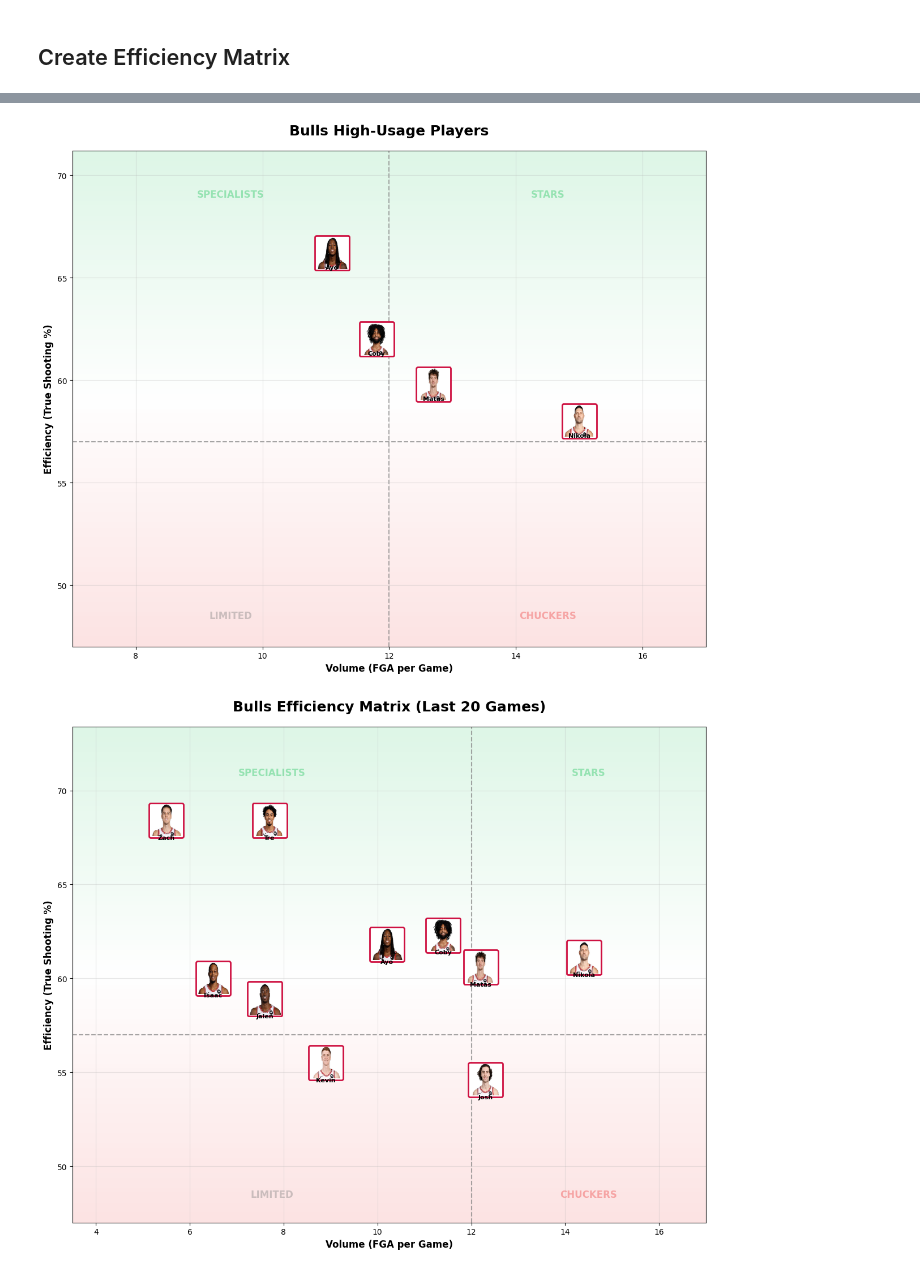
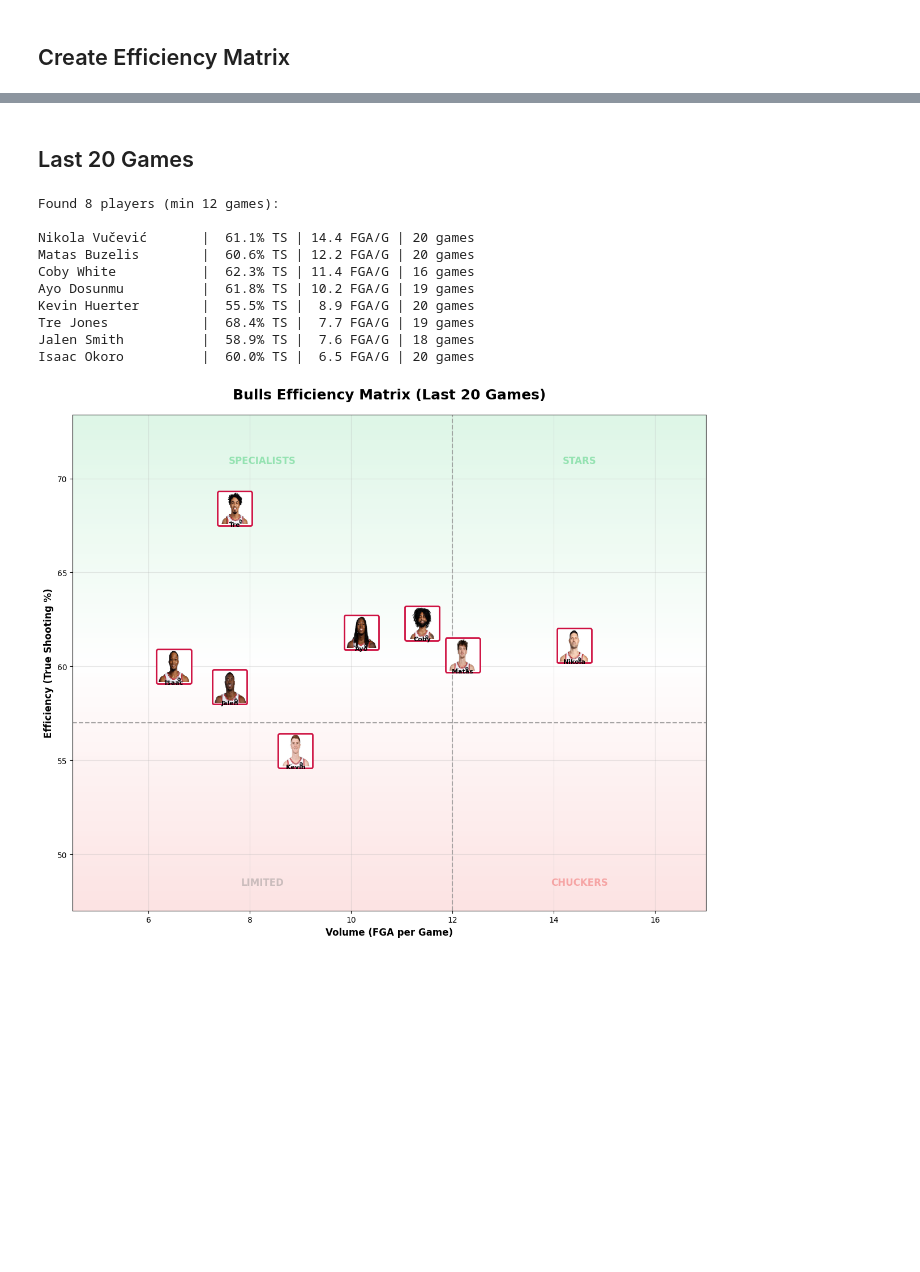
Before and after one commit to meltangonan/bulls-analytics, a Jupyter notebook: notebooks/efficiency_matrix.ipynb, the cells around one changed output, grey strips where cells are left out. Saved outputs shown, nothing was run; the diff lists cells and outputs as text; code cells hidden in the pictures; blank space fills up the shorter version.

Commit message:
refactor: update Bulls Efficiency Matrix notebook to improve player filtering and visualization for season performance

```diff
--- a/notebooks/efficiency_matrix.ipynb
+++ b/notebooks/efficiency_matrix.ipynb
@@ -27,7 +27,11 @@ This aggregates True Shooting % and FGA per game for all Bulls players over the
 # Fetch efficiency data for last 10 games, minimum 5 FGA per game
 roster = data.get_roster_efficiency(last_n_games=10, min_fga=5.0)
 
-print(f"Found {len(roster)} players meeting criteria:\n")
+# Filter to players who played at least 60% of games (6 of 10)
+min_games = 6
+roster = [p for p in roster if p['games'] >= min_games]
+
+print(f"Found {len(roster)} players meeting criteria (min {min_games} games, min 5.0 FGA/G):\n")
 for p in roster:
     print(f"{p['name']:20} | {p['ts_pct']:5.1f}% TS | {p['fga_per_game']:4.1f} FGA/G | {p['games']} games")
 # %% [output]
@@ -84,22 +62,31 @@ plt.show()
-# %%
-# With stricter volume filter (only high-usage players)
-high_usage = data.get_roster_efficiency(last_n_games=10, min_fga=10.0)
-
-fig = viz.efficiency_matrix(
-    high_usage,
-    title="Bulls High-Usage Players",
-)
-plt.show()
-# %% [output]
-[figure, removed]
+# %% [markdown]
+## Last 20 Games
 # %%
 # Longer sample size (last 20 games)
 roster_20 = data.get_roster_efficiency(last_n_games=20, min_fga=5.0)
+
+# Filter to players who played at least 60% of games (12 of 20)
+min_games = 12
+roster_20 = [p for p in roster_20 if p['games'] >= min_games]
+
+print(f"Found {len(roster_20)} players (min {min_games} games):\n")
+for p in roster_20:
+    print(f"{p['name']:20} | {p['ts_pct']:5.1f}% TS | {p['fga_per_game']:4.1f} FGA/G | {p['games']} games")
 
 fig = viz.efficiency_matrix(
     roster_20,
     title="Bulls Efficiency Matrix (Last 20 Games)",
 )
 plt.show()
 # %% [output]
+Found 8 players (min 12 games):
+
+Nikola Vučević       |  61.1% TS | 14.4 FGA/G | 20 games
+Matas Buzelis        |  60.6% TS | 12.2 FGA/G | 20 games
+Coby White           |  62.3% TS | 11.4 FGA/G | 16 games
+Ayo Dosunmu          |  61.8% TS | 10.2 FGA/G | 19 games
+Kevin Huerter        |  55.5% TS |  8.9 FGA/G | 20 games
+Tre Jones            |  68.4% TS |  7.7 FGA/G | 19 games
+Jalen Smith          |  58.9% TS |  7.6 FGA/G | 18 games
+Isaac Okoro          |  60.0% TS |  6.5 FGA/G | 20 games
-[figure, old version]
+[figure, new version]
```
Also changed, not shown: parts of 8 cells of this notebook.
